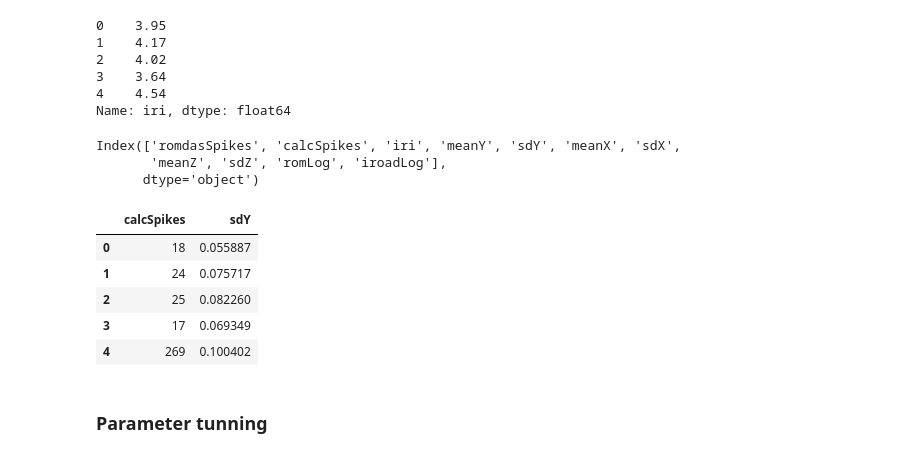
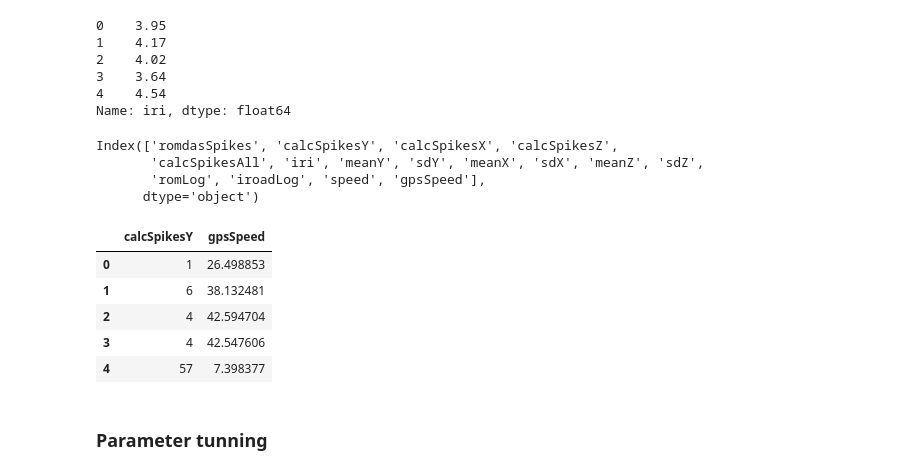
Before and after one commit to codemogroup/iroads-iri-ml, a Jupyter notebook: iri/iri-predictor.ipynb, the cells around one changed output. Cells and saved outputs as stored; diff of their text form; code cells hidden in the pictures.

Commit message:
add gps speed

```diff
--- a/iri/iri-predictor.ipynb
+++ b/iri/iri-predictor.ipynb
@@ -21,0 +18,8 @@ data.head()
+# %%
+# file_path = './input/iridata_with_speed.csv'
+# file_path = './input/0-1.csv'
+file_path = './input/iridata_total_acceleration.csv'
+
+data = pd.read_csv(file_path)
+data.head()
+# len(head)
@@ -33,19 +71,20 @@ Name: iri, dtype: float64
 # %%
 data.columns
 # %% [output]
-Index(['romdasSpikes', 'calcSpikes', 'iri', 'meanY', 'sdY', 'meanX', 'sdX',
-       'meanZ', 'sdZ', 'romLog', 'iroadLog'],
+Index(['romdasSpikes', 'calcSpikesY', 'calcSpikesX', 'calcSpikesZ',
+       'calcSpikesAll', 'iri', 'meanY', 'sdY', 'meanX', 'sdX', 'meanZ', 'sdZ',
+       'romLog', 'iroadLog', 'speed', 'gpsSpeed'],
       dtype='object')
 # %%
-features = ['calcSpikes', 'sdY']
+features = ['calcSpikesY', 'gpsSpeed']
 X = data[features]
 X.head()
 # %% [output]
-|  | calcSpikes | sdY |
-| 0 | 18 | 0.055887 |
-| 1 | 24 | 0.075717 |
-| 2 | 25 | 0.082260 |
-| 3 | 17 | 0.069349 |
-| 4 | 269 | 0.100402 |
+|  | calcSpikesY | gpsSpeed |
+| 0 | 1 | 26.498853 |
+| 1 | 6 | 38.132481 |
+| 2 | 4 | 42.594704 |
+| 3 | 4 | 42.547606 |
+| 4 | 57 | 7.398377 |
 # %%
 
```
Also changed, not shown: parts of 36 cells of this notebook.
